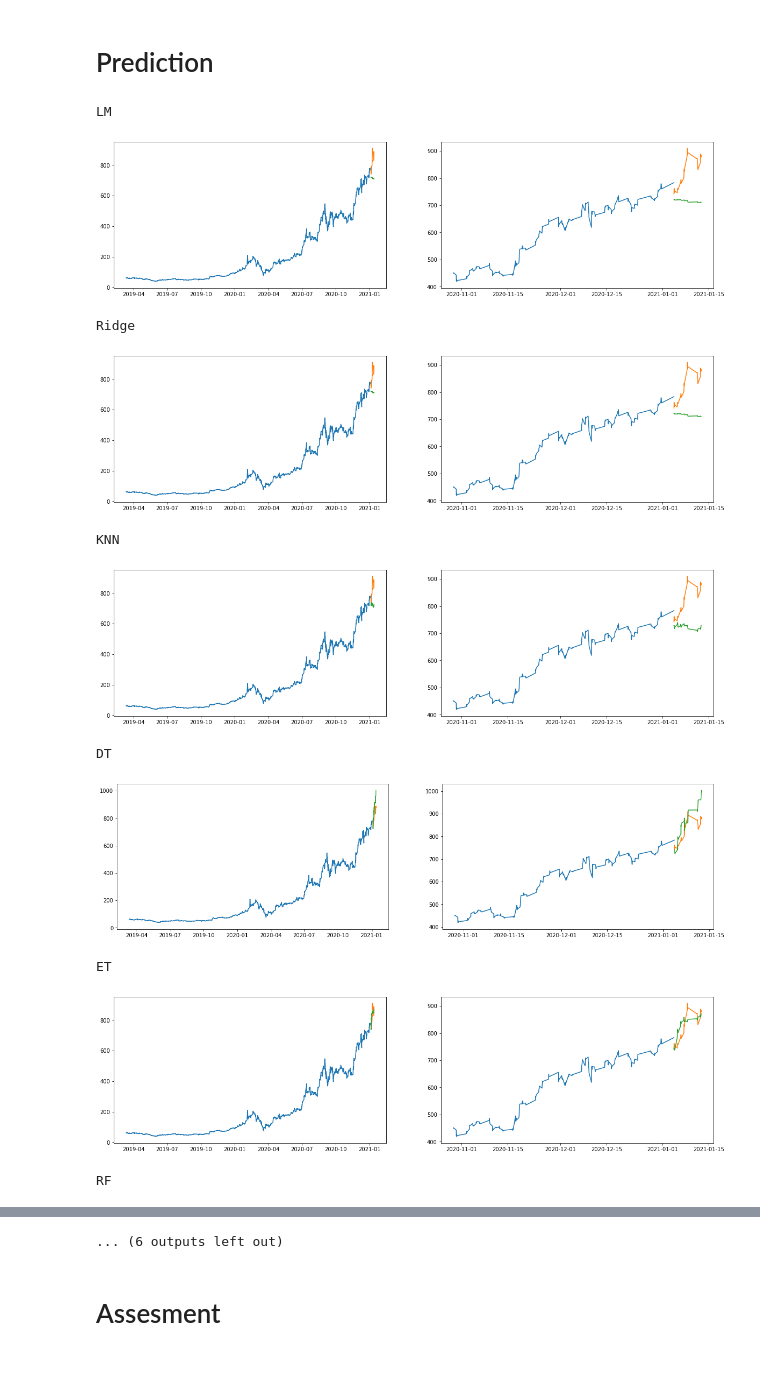
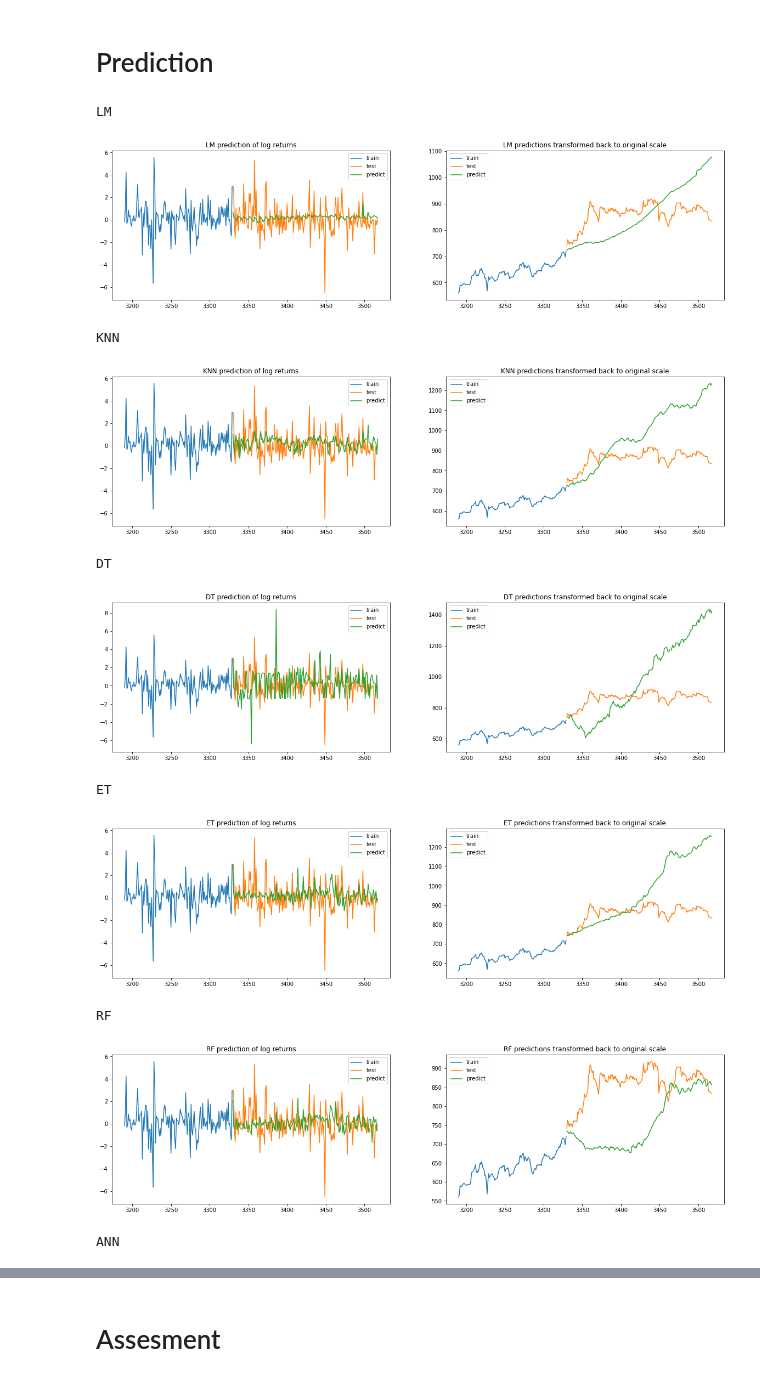
Before and after one commit to Sekarski/MasterThesis, a Jupyter notebook: exploration/MachineLearningApprochClean.ipynb, the cells around one changed output, grey strips where cells are left out. Drawn from its saved outputs; the diff is of its cells as text; code cells hidden in the pictures.

Commit message:
cleaning graphs for report

```diff
--- a/exploration/MachineLearningApprochClean.ipynb
+++ b/exploration/MachineLearningApprochClean.ipynb
@@ -22,15 +22,15 @@ from sklearn.svm import SVR
 from sklearn.neural_network import MLPRegressor as ANN
 # %%
 reg = {'LM':LM(),
-      'Ridge':Ridge(),
+#      'Ridge':Ridge(),
       'KNN':KNN(),
 #      'radNN':radNN(radius=200),
-      'DT':DT(),
-      'ET':ET(n_estimators=100), #random_state=0
-      'RF':RF(),
+      'DT':DT(random_state=42),
+      'ET':ET(n_estimators=100,random_state=0), #random_state=0
+      'RF':RF(random_state=42),
 #      'Ada':Ada(),
 #      'SVM':SVR(),
-      'ANN':ANN(max_iter=400) #hidden_layer_sizes=(50,),max_iter=400,random_state=42
+      'ANN':ANN(max_iter=400,random_state=42) #hidden_layer_sizes=(50,),max_iter=400
       } #shuffle=False,
 # %% [markdown]
 ### Assesment metrics
@@ -265,35 +234,63 @@ print(y_train)
+# %%
+#Scaler
+scaler = MinMaxScaler()
+x_train_minmax = scaler.fit_transform(x_train,y_train)
+
+metrics = pd.DataFrame(index=reg.keys(),columns=["MSE","R2","MSE_original_scale","R2_original_scale"])
 # %% [markdown]
 # fitting the models
 # %%
 #reg['LM'].fit(x_train,y_train)
 for model in reg:
-    reg[model].fit(x_train,y_train['returns'])
+    reg[model].fit(x_train_minmax,y_train['returns'])
 # %% [markdown]
 # Prediction
 # %%
-metrics = pd.DataFrame(index=reg.keys(),columns=["MSE","R2"])
 for model in reg:
-    print(model)
-    y_predict = reg[model].predict(x_test)
+    #print(model)
+    y_predict = reg[model].predict(scaler.transform(x_test))
     y_predict = pd.DataFrame(y_predict, index=x_test.index)
     y_train_os = convert_from_logret(y_train,initial,axis=0)
     y_test_os = convert_from_logret(y_test,data.loc[cut_idx,'Open'],axis=0)
     y_predict_os = convert_from_logret(y_predict,data['Open'][cut_idx],axis=0)
     #plot_predict(y_train,y_test,y_predict)
-    plot_predict(y_train_os,y_test_os,y_predict_os)
-    plt.show()
+    #plot_predict(y_train_os,y_test_os,y_predict_os)
+
+    fig, axs =plt.subplots(len(reg),2,figsize=(20,5))
+    n_train = len(y_train)
+    n_test = len(y_test_os)
+
+    axs[0].plot(range(n_train-35*4,n_train),y_train.iloc[-35*4:])
+    axs[0].plot(range(n_train,n_train+n_test),y_test)
+    axs[0].plot(range(n_train,n_train+n_test),y_predict[0])
+
+    axs[0].legend(['train','test','predict'])
+    axs[0].set_title(model + ' prediction of log returns')
+
+    axs[1].plot(range(n_train-35*4,n_train),y_train_os.iloc[-35*4:])
+    axs[1].plot(range(n_train,n_train+n_test),y_test_os)
+    axs[1].plot(range(n_train,n_train+n_test),y_predict_os[0])
+
+    axs[1].legend(['train','test','predict'])
+    axs[1].set_title(model + ' predictions transformed back to original scale')
+
+
 
     metrics["MSE"][model] = mean_squared_error(y_test, y_predict)
     metrics["R2"][model] = r2_score(y_test,y_predict)
+    metrics["MSE_original_scale"][model] = mean_squared_error(y_test_os, y_predict_os)
+    metrics["R2_original_scale"][model] = r2_score(y_test_os,y_predict_os)
+
+plt.show()
 # %% [output]
 LM
-[figure, old version]
+[figure, new version]
-Ridge
+KNN
-[figure, old version]
+[figure, new version]
-KNN
+DT
-[figure, old version]
+[figure, new version]
-DT
+ET
-[figure, old version]
+[figure, new version]
-ET
+RF
-[figure, old version]
+[figure, new version]
-RF
+ANN
@@ -301,4 +298,3 @@ RF
-... (6 outputs left out)
 # %% [markdown]
 # Assesment
 # %%
```
Also changed, not shown: parts of 5 cells of this notebook.
